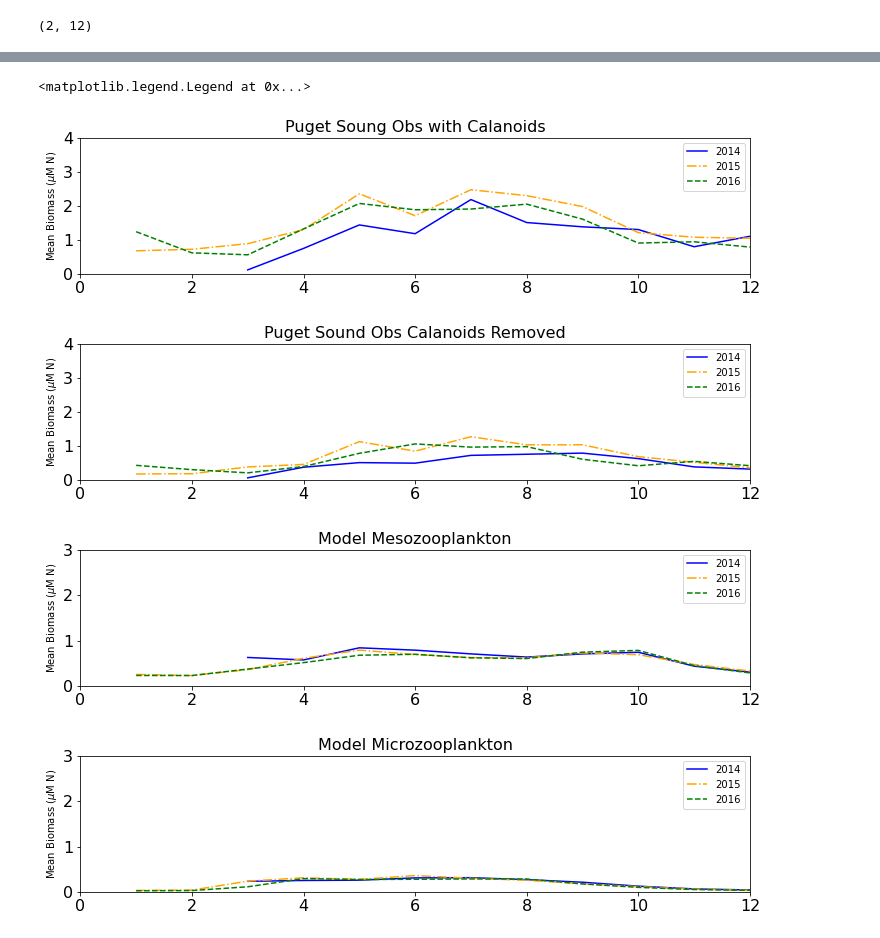
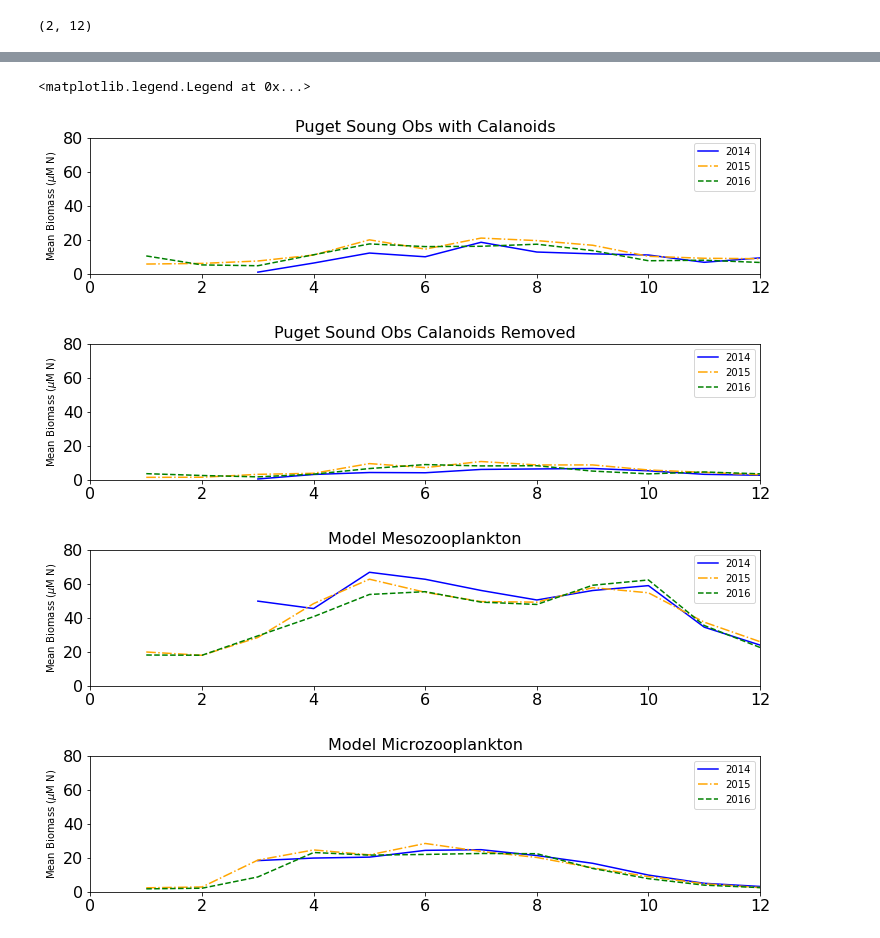
Before and after one commit to SalishSeaCast/analysis-karyn, a Jupyter notebook: notebooks/plotExamples/PugetSoundZoop.ipynb, the cells around one changed output, grey strips where cells are left out. Saved outputs shown, nothing was run; the diff lists cells and outputs as text; code cells hidden in the pictures.

```diff
--- a/notebooks/plotExamples/PugetSoundZoop.ipynb
+++ b/notebooks/plotExamples/PugetSoundZoop.ipynb
@@ -446,29 +437,29 @@ biomassDF['Eucalanus']=(biomassDF['EUCALANUS BUNGII']+biomassDF['EUCALANUS CALIF
 biomassDF['Calanoids']=(biomassDF['CALANOIDA']+biomassDF['NEOCALANUS PLUMCHRUS']+biomassDF['NEOCALANUS CRISTATUS']+biomassDF['NEOCALANUS']+biomassDF['CALANUS PACIFICUS']+biomassDF['CALANUS MARSHALLAE']+biomassDF['METRIDIA PACIFICA']+biomassDF['METRIDIIDAE']+biomassDF['EUCALANUS BUNGII']+biomassDF['EUCALANUS CALIFORNICUS']+biomassDF['EUCALANUS'])/8.5
 # %%
 #CN conversions for mid-level groups
-biomassDF['Amphipods']=(biomassDF['Amphipoda-Hyperiidea']+biomassDF['Amphipoda-Cyphocarididae']+biomassDF['Amphipoda-Calliopiidae']+biomassDF['Amphipoda-Gammaridae']+biomassDF['Amphipoda']+biomassDF['Amphipoda-Corophiidae']+biomassDF['Amphipoda-Caprellidae'])/8.5
-biomassDF['Crabs']=(biomassDF['Decapoda-Brachyura-Cancridae']+biomassDF['Decapoda-Brachyura-Pinnotheridae']+biomassDF['Decapoda-Anomura-Paguridae']+biomassDF['Decapoda-Brachyura-Grapsoidea']+biomassDF['Decapoda-Anomura-Galatheoidea']+biomassDF['Decapoda-Brachyura-Majoidea']+biomassDF['Decapoda-Brachyura-Xanthoidea']+biomassDF['Decapoda-Anomura-Lithoidea']+biomassDF['Decapoda-Brachyura']+biomassDF['Decapoda-Brachyura-cheiragonidae']+biomassDF['Decapoda-Anomura-Porcellanidae']+biomassDF['Decapoda-Anomura'])/8.5
-biomassDF['Euphausiids']=(biomassDF['Euphausiidae']+biomassDF['Euphausiidae-EUPHAUSIA-Nauplii']+biomassDF['Euphausiidae-Nauplii']+biomassDF['Euphausiidae-THYSANOESSA-Nauplii']+biomassDF['Euphausiidae-EUPHAUSIA-Adult']+biomassDF['Euphausiidae-THYSANOESSA-Adult']+biomassDF['Euphausiidae-NEMATOSCELIS-Adult']+biomassDF['Euphausiidae-EUPHAUSIA-Calyptopes']+biomassDF['Euphausiidae-THYSANOESSA-Calyptopes']+biomassDF['Euphausiidae-Calyptopes']+biomassDF['Euphausiidae-EUPHAUSIA-Furcillia']+biomassDF['Euphausiidae-THYSANOESSA-Furcillia']+biomassDF['Euphausiidae-Furcillia'])/8.5
-biomassDF['Calanoids']=biomassDF['Copepoda-Calanoida']/8.5
-biomassDF['NonCalanoids']=(biomassDF['Copepoda-Poecilostomatoida'])/8.5
-biomassDF['Gastropods']=biomassDF['Gastropoda']/8.5
-biomassDF['Larvaceans']=biomassDF['Chordata-Larvacea']/8.5
-biomassDF['HyperiidAmph']=biomassDF['Amphipoda-Hyperiidea']/8.5
-biomassDF['EuphausiidsJuv']=(biomassDF['Euphausiidae-EUPHAUSIA-Calyptopes']+biomassDF['Euphausiidae-THYSANOESSA-Calyptopes']+biomassDF['Euphausiidae-Calyptopes']+biomassDF['Euphausiidae-EUPHAUSIA-Furcillia']+biomassDF['Euphausiidae-THYSANOESSA-Furcillia']+biomassDF['Euphausiidae-Furcillia'])/8.5
-biomassDF['Jellies']=(biomassDF['Cnidaria-Scyphozoa']+biomassDF['Cnidaria-Siphonophore-Calycophoran']+biomassDF['Cnidaria-Siphonophore-Physonect']+biomassDF['Cnidaria-Siphonophore'])/8.5
-biomassDF['Tunicates']=biomassDF['Chordata-Tunicata']/8.5
+biomassDF['Amphipods']=(biomassDF['Amphipoda-Hyperiidea']+biomassDF['Amphipoda-Cyphocarididae']+biomassDF['Amphipoda-Calliopiidae']+biomassDF['Amphipoda-Gammaridae']+biomassDF['Amphipoda']+biomassDF['Amphipoda-Corophiidae']+biomassDF['Amphipoda-Caprellidae'])
+biomassDF['Crabs']=(biomassDF['Decapoda-Brachyura-Cancridae']+biomassDF['Decapoda-Brachyura-Pinnotheridae']+biomassDF['Decapoda-Anomura-Paguridae']+biomassDF['Decapoda-Brachyura-Grapsoidea']+biomassDF['Decapoda-Anomura-Galatheoidea']+biomassDF['Decapoda-Brachyura-Majoidea']+biomassDF['Decapoda-Brachyura-Xanthoidea']+biomassDF['Decapoda-Anomura-Lithoidea']+biomassDF['Decapoda-Brachyura']+biomassDF['Decapoda-Brachyura-cheiragonidae']+biomassDF['Decapoda-Anomura-Porcellanidae']+biomassDF['Decapoda-Anomura'])
+biomassDF['Euphausiids']=(biomassDF['Euphausiidae']+biomassDF['Euphausiidae-EUPHAUSIA-Nauplii']+biomassDF['Euphausiidae-Nauplii']+biomassDF['Euphausiidae-THYSANOESSA-Nauplii']+biomassDF['Euphausiidae-EUPHAUSIA-Adult']+biomassDF['Euphausiidae-THYSANOESSA-Adult']+biomassDF['Euphausiidae-NEMATOSCELIS-Adult']+biomassDF['Euphausiidae-EUPHAUSIA-Calyptopes']+biomassDF['Euphausiidae-THYSANOESSA-Calyptopes']+biomassDF['Euphausiidae-Calyptopes']+biomassDF['Euphausiidae-EUPHAUSIA-Furcillia']+biomassDF['Euphausiidae-THYSANOESSA-Furcillia']+biomassDF['Euphausiidae-Furcillia'])
+biomassDF['Calanoids']=biomassDF['Copepoda-Calanoida']
+biomassDF['NonCalanoids']=(biomassDF['Copepoda-Poecilostomatoida'])
+biomassDF['Gastropods']=biomassDF['Gastropoda']
+biomassDF['Larvaceans']=biomassDF['Chordata-Larvacea']
+biomassDF['HyperiidAmph']=biomassDF['Amphipoda-Hyperiidea']
+biomassDF['EuphausiidsJuv']=(biomassDF['Euphausiidae-EUPHAUSIA-Calyptopes']+biomassDF['Euphausiidae-THYSANOESSA-Calyptopes']+biomassDF['Euphausiidae-Calyptopes']+biomassDF['Euphausiidae-EUPHAUSIA-Furcillia']+biomassDF['Euphausiidae-THYSANOESSA-Furcillia']+biomassDF['Euphausiidae-Furcillia'])
+biomassDF['Jellies']=(biomassDF['Cnidaria-Scyphozoa']+biomassDF['Cnidaria-Siphonophore-Calycophoran']+biomassDF['Cnidaria-Siphonophore-Physonect']+biomassDF['Cnidaria-Siphonophore'])
+biomassDF['Tunicates']=biomassDF['Chordata-Tunicata']
 # %%
 biomassDF['Total']=(biomassDF['Amphipoda-Hyperiidea']+biomassDF['Amphipoda-Cyphocarididae']+biomassDF['Amphipoda-Calliopiidae']+biomassDF['Amphipoda-Gammaridae']+biomassDF['Amphipoda']+biomassDF['Amphipoda-Corophiidae']+biomassDF['Amphipoda-Caprellidae']+ \
                     biomassDF['Decapoda-Brachyura-Cancridae']+biomassDF['Decapoda-Brachyura-Pinnotheridae']+biomassDF['Decapoda-Anomura-Paguridae']+biomassDF['Decapoda-Brachyura-Grapsoidea']+biomassDF['Decapoda-Anomura-Galatheoidea']+biomassDF['Decapoda-Brachyura-Majoidea']+biomassDF['Decapoda-Brachyura-Xanthoidea']+biomassDF['Decapoda-Anomura-Lithoidea']+biomassDF['Decapoda-Brachyura']+biomassDF['Decapoda-Brachyura-cheiragonidae']+biomassDF['Decapoda-Anomura-Porcellanidae']+biomassDF['Decapoda-Anomura']+ \
                     biomassDF['Euphausiidae']+biomassDF['Euphausiidae-EUPHAUSIA-Nauplii']+biomassDF['Euphausiidae-Nauplii']+biomassDF['Euphausiidae-THYSANOESSA-Nauplii']+biomassDF['Euphausiidae-EUPHAUSIA-Adult']+biomassDF['Euphausiidae-THYSANOESSA-Adult']+biomassDF['Euphausiidae-NEMATOSCELIS-Adult']+biomassDF['Euphausiidae-EUPHAUSIA-Calyptopes']+biomassDF['Euphausiidae-THYSANOESSA-Calyptopes']+biomassDF['Euphausiidae-Calyptopes']+biomassDF['Euphausiidae-EUPHAUSIA-Furcillia']+biomassDF['Euphausiidae-THYSANOESSA-Furcillia']+biomassDF['Euphausiidae-Furcillia']+\
                     biomassDF['Copepoda-Calanoida']+biomassDF['Copepoda-Poecilostomatoida']+biomassDF['Gastropoda']+biomassDF['Chordata-Larvacea']+\
-                    biomassDF['Cnidaria-Scyphozoa']+biomassDF['Cnidaria-Siphonophore-Calycophoran']+biomassDF['Cnidaria-Siphonophore-Physonect']+biomassDF['Cnidaria-Siphonophore'])/8.5
+                    biomassDF['Cnidaria-Scyphozoa']+biomassDF['Cnidaria-Siphonophore-Calycophoran']+biomassDF['Cnidaria-Siphonophore-Physonect']+biomassDF['Cnidaria-Siphonophore'])
 # %%
 biomassDF['TotalCalRemoved']=(biomassDF['Amphipoda-Hyperiidea']+biomassDF['Amphipoda-Cyphocarididae']+biomassDF['Amphipoda-Calliopiidae']+biomassDF['Amphipoda-Gammaridae']+biomassDF['Amphipoda']+biomassDF['Amphipoda-Corophiidae']+biomassDF['Amphipoda-Caprellidae']+ \
                     biomassDF['Decapoda-Brachyura-Cancridae']+biomassDF['Decapoda-Brachyura-Pinnotheridae']+biomassDF['Decapoda-Anomura-Paguridae']+biomassDF['Decapoda-Brachyura-Grapsoidea']+biomassDF['Decapoda-Anomura-Galatheoidea']+biomassDF['Decapoda-Brachyura-Majoidea']+biomassDF['Decapoda-Brachyura-Xanthoidea']+biomassDF['Decapoda-Anomura-Lithoidea']+biomassDF['Decapoda-Brachyura']+biomassDF['Decapoda-Brachyura-cheiragonidae']+biomassDF['Decapoda-Anomura-Porcellanidae']+biomassDF['Decapoda-Anomura']+ \
                     biomassDF['Euphausiidae']+biomassDF['Euphausiidae-EUPHAUSIA-Nauplii']+biomassDF['Euphausiidae-Nauplii']+biomassDF['Euphausiidae-THYSANOESSA-Nauplii']+biomassDF['Euphausiidae-EUPHAUSIA-Adult']+biomassDF['Euphausiidae-THYSANOESSA-Adult']+biomassDF['Euphausiidae-NEMATOSCELIS-Adult']+biomassDF['Euphausiidae-EUPHAUSIA-Calyptopes']+biomassDF['Euphausiidae-THYSANOESSA-Calyptopes']+biomassDF['Euphausiidae-Calyptopes']+biomassDF['Euphausiidae-EUPHAUSIA-Furcillia']+biomassDF['Euphausiidae-THYSANOESSA-Furcillia']+biomassDF['Euphausiidae-Furcillia']+\
                     +biomassDF['Copepoda-Poecilostomatoida']+biomassDF['Gastropoda']+biomassDF['Chordata-Larvacea']+\
-                    biomassDF['Cnidaria-Scyphozoa']+biomassDF['Cnidaria-Siphonophore-Calycophoran']+biomassDF['Cnidaria-Siphonophore-Physonect']+biomassDF['Cnidaria-Siphonophore'])/8.5
+                    biomassDF['Cnidaria-Scyphozoa']+biomassDF['Cnidaria-Siphonophore-Calycophoran']+biomassDF['Cnidaria-Siphonophore-Physonect']+biomassDF['Cnidaria-Siphonophore'])
 # %%
 #+biomassDF['Copepoda-Cyclopoida']+biomassDF['Copepoda-Monstrilloida']+biomassDF['Copepoda-Harpacticoida']+biomassDF['Copepoda-Siphonostomatoida']
 # %%
@@ -685,8 +676,8 @@ data['L10Tunicates']=logt(data['Tunicates'])
 data['L10Total']=logt(data['Total'])
 data['L10TotalCalRemoved']=logt(data['TotalCalRemoved'])
 
-data['L10mod_microzooplankton']=logt(data['mod_microzooplankton'])
-data['L10mod_mesozooplankton']=logt(data['mod_mesozooplankton'])
+data['L10mod_microzooplankton']=logt(data['mod_microzooplankton']*5.7*14)
+data['L10mod_mesozooplankton']=logt(data['mod_mesozooplankton']*5.7*14)
 # %%
 ##L10 for mid-level groups adults only
 # %% [raw]
@@ -1030,47 +1054,47 @@ fig,ax=plt.subplots(1,1,figsize=(12,2.5))
 ax.plot(10**(LogTotal2014['L10Total']),'-',color='blue',label='2014')
 ax.plot(10**(LogTotal2015['L10Total']),'-.',color='orange',label='2015')
 ax.plot(10**(LogTotal2016['L10Total']),'--',color='green',label='2016')
-ax.set_ylim(0,4)
+ax.set_ylim(0,80)
 ax.set_xlim(0,12)
 ax.set_title('Puget Soung Obs with Calanoids')
 ax.set_ylabel('Mean Biomass ($\mu$M N)',fontsize=10)
 ax.legend(fontsize=10)
 
 fig,ax=plt.subplots(1,1,figsize=(12,2.5))
 ax.plot(10**(LogTotalCalRemoved2014['L10TotalCalRemoved']),'-',color='blue',label='2014')
 ax.plot(10**(LogTotalCalRemoved2015['L10TotalCalRemoved']),'-.',color='orange',label='2015')
 ax.plot(10**(LogTotalCalRemoved2016['L10TotalCalRemoved']),'--',color='green',label='2016')
-ax.set_ylim(0,4)
+ax.set_ylim(0,80)
 ax.set_xlim(0,12)
 ax.set_title('Puget Sound Obs Calanoids Removed')
 ax.set_ylabel('Mean Biomass ($\mu$M N)',fontsize=10)
 ax.legend(fontsize=10)
 
 fig,ax=plt.subplots(1,1,figsize=(12,2.5))
 ax.plot(10**(LogTotal2014['L10mod_mesozooplankton']),'-',color='blue',label='2014')
 ax.plot(10**(LogTotal2015['L10mod_mesozooplankton']),'-.',color='orange',label='2015')
 ax.plot(10**(LogTotal2016['L10mod_mesozooplankton']),'--',color='green',label='2016')
-ax.set_ylim(0,3)
+ax.set_ylim(0,80)
 ax.set_xlim(0,12)
 ax.set_title('Model Mesozooplankton')
 ax.set_ylabel('Mean Biomass ($\mu$M N)',fontsize=10)
 ax.legend(fontsize=10)
 
 fig,ax=plt.subplots(1,1,figsize=(12,2.5))
 ax.plot(10**(LogTotal2014['L10mod_microzooplankton']),'-',color='blue',label='2014')
 ax.plot(10**(LogTotal2015['L10mod_microzooplankton']),'-.',color='orange',label='2015')
 ax.plot(10**(LogTotal2016['L10mod_microzooplankton']),'--',color='green',label='2016')
-ax.set_ylim(0,3)
+ax.set_ylim(0,80)
 ax.set_xlim(0,12)
 ax.set_title('Model Microzooplankton')
 ax.set_ylabel('Mean Biomass ($\mu$M N)',fontsize=10)
 ax.legend(fontsize=10)
 # %% [output]
 <matplotlib.legend.Legend at 0x...>
-[figure, old version]
+[figure, new version]
-[figure, old version]
+[figure, new version]
-[figure, old version]
+[figure, new version]
-[figure, old version]
+[figure, new version]
 # %%
 cm1=cmocean.cm.thermal
 with nc.Dataset('/data/eolson/results/MEOPAR/NEMO-forcing-new/grid/bathymetry_201702.nc') as bathy:
```
Also changed, not shown: parts of 24 cells of this notebook.
